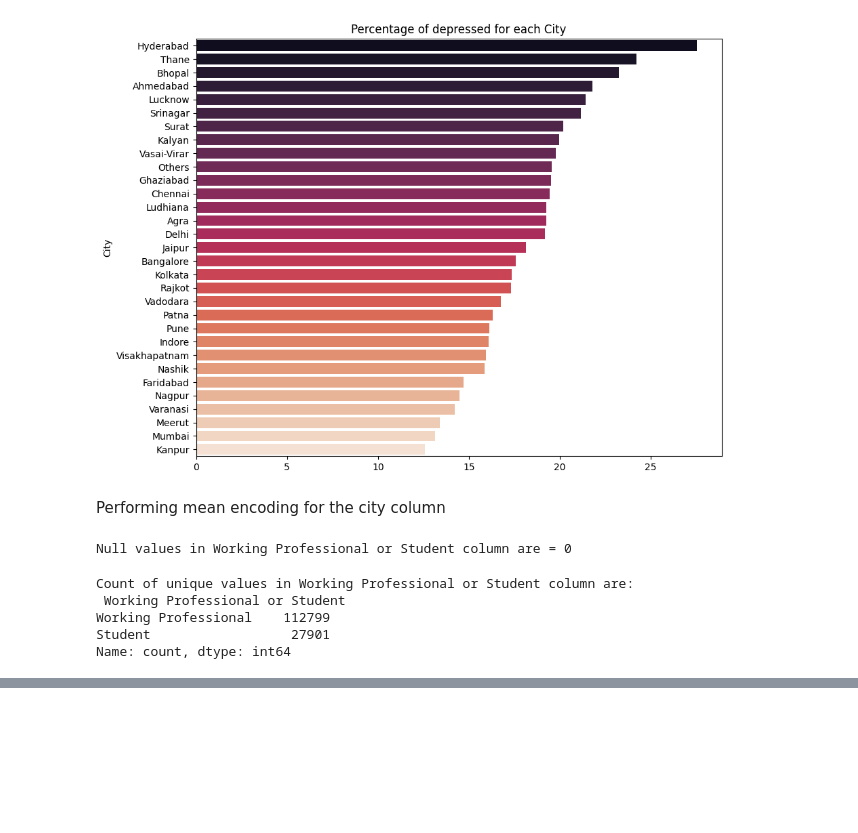
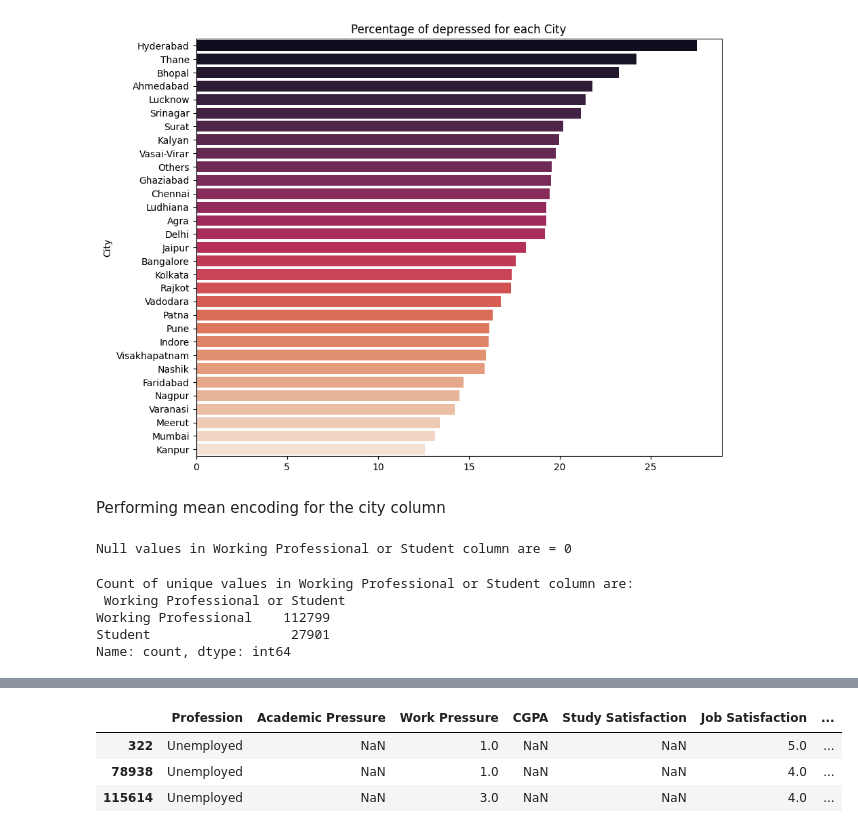
Before and after one commit to vanshuwjoshi/Kaggle-Playground-S4E11, a Jupyter notebook: notebooks/Data-Cleaning.ipynb, the cells around one changed output, grey strips where cells are left out. Drawn from its saved outputs; the diff is of its cells as text; code cells hidden in the pictures; blank space fills up the shorter version.

```diff
--- a/notebooks/Data-Cleaning.ipynb
+++ b/notebooks/Data-Cleaning.ipynb
@@ -372,0 +393,7 @@ data = data.drop("Working Professional or Student", axis=1)
+# %%
+data[data["Profession"] == "Unemployed"]
+# %% [output]
+|  | Profession | Academic Pressure | Work Pressure | CGPA | Study Satisfaction | Job Satisfaction | ... |
+| 322 | Unemployed | NaN | 1.0 | NaN | NaN | 5.0 | ... |
+| 78938 | Unemployed | NaN | 1.0 | NaN | NaN | 4.0 | ... |
+| 115614 | Unemployed | NaN | 3.0 | NaN | NaN | 4.0 | ... |
```
Also changed, not shown: parts of 20 cells of this notebook, 1 other file.
